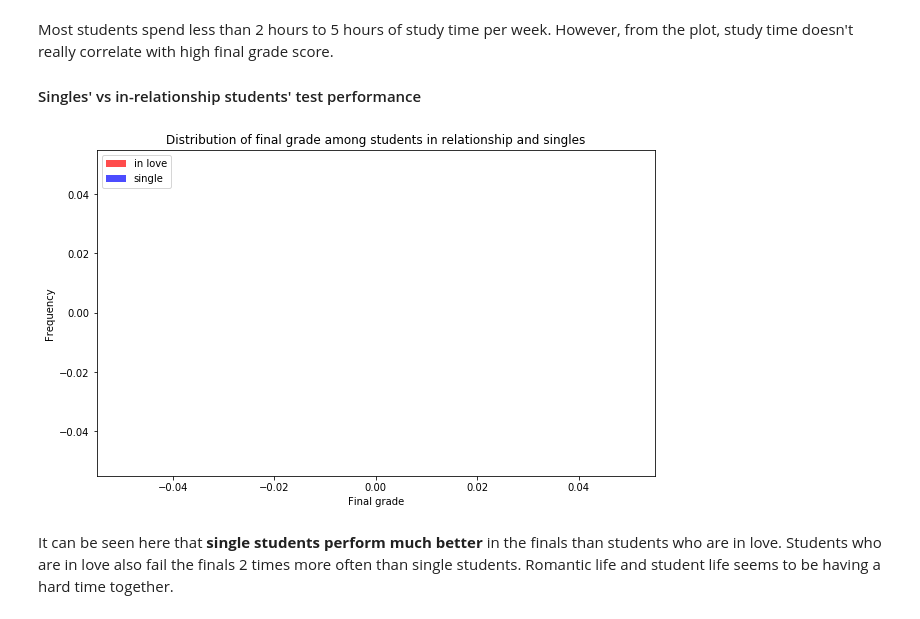
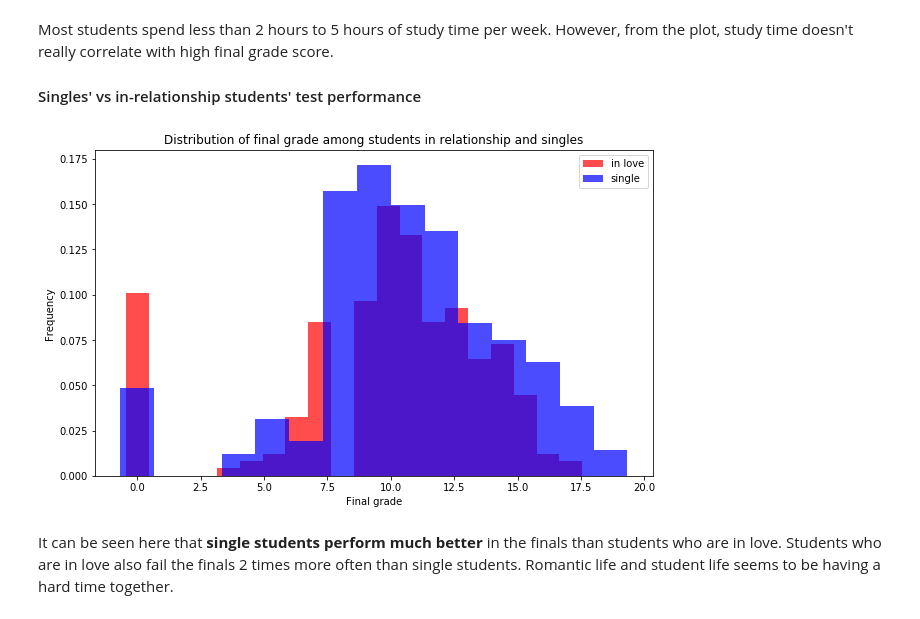
Before and after one commit to minhdinhnhat/Student-Alcohol-Consumption-Analysis, a Jupyter notebook: Student Alcohol Consumption Analysis and Binary Model.ipynb, the cells around one changed output. Drawn from its saved outputs; the diff is of its cells as text; code cells hidden in the pictures.

```diff
--- a/Student Alcohol Consumption Analysis and Binary Model.ipynb
+++ b/Student Alcohol Consumption Analysis and Binary Model.ipynb
@@ -227,22 +227,22 @@ Most students spend less than 2 hours to 5 hours of study time per week. However
 # %%
 fig, axs = plt.subplots(1,1, figsize=(10,6))
 
 #get relative count of in-love students and plot
-results_yes, edges_yes = np.histogram(data.G3.loc[data['romantic'] == True], bins=20, density=True)
+results_yes, edges_yes = np.histogram(data.G3.loc[data['romantic'] == 'yes'], bins=20, density=True)
 binWidth_yes = edges_yes[1] - edges_yes[0]
 plt.bar(edges_yes[:-1], results_yes*binWidth_yes, binWidth_yes, alpha=0.7, color='red', label='in love')
 
 #get relative count of singles and plot
-results_no, edges_no = np.histogram(data.G3.loc[data['romantic'] == False], bins=15, density=True)
+results_no, edges_no = np.histogram(data.G3.loc[data['romantic'] == 'no'], bins=15, density=True)
 binWidth_no = edges_no[1] - edges_no[0]
 plt.bar(edges_no[:-1], results_no*binWidth_no, binWidth_no, alpha=0.7, color= 'blue', label='single')
 
 plt.title('Distribution of final grade among students in relationship and singles')
 plt.xlabel('Final grade')
 plt.ylabel('Frequency');
 plt.legend();
 # %% [output]
-[figure, old version]
+[figure, new version]
 # %% [markdown]
 It can be seen here that **single students perform much better** in the finals than students who are in love. Students who are in love also fail the finals 2 times more often than single students. Romantic life and student life seems to be having a hard time together.
 # %% [markdown]
```
Also changed, not shown: parts of 7 cells of this notebook.
